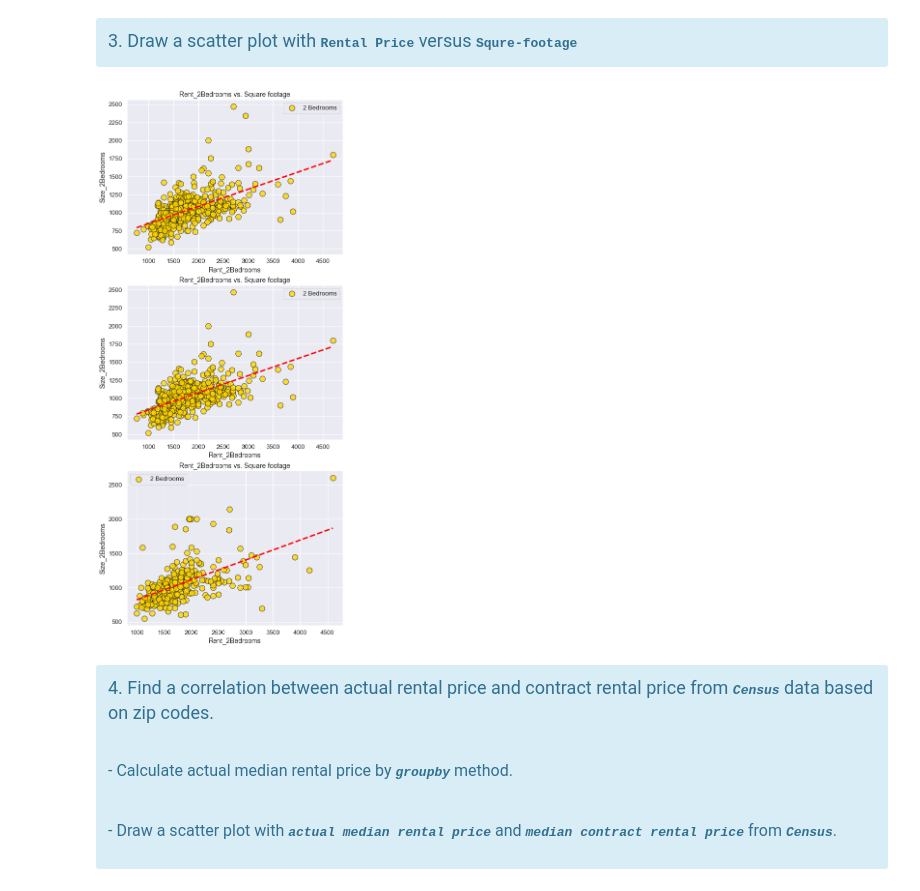
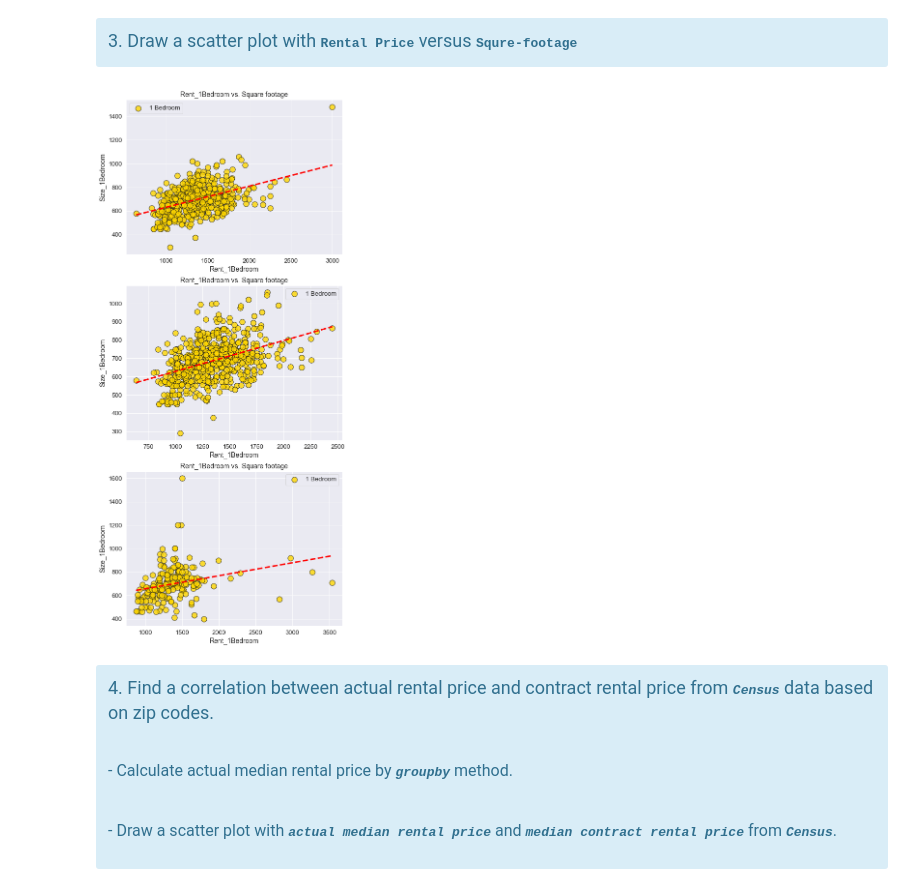
Before and after one commit to junwoo77lee/Project_Apartment_Rental_Price, a Jupyter notebook: RentalPrice/Project1_denver_commuter_and_apartment_rental_price.ipynb, the cells around one changed output. Drawn from its saved outputs; the diff is of its cells as text; code cells hidden in the pictures.

```diff
--- a/RentalPrice/Project1_denver_commuter_and_apartment_rental_price.ipynb
+++ b/RentalPrice/Project1_denver_commuter_and_apartment_rental_price.ipynb
@@ -324,5 +324,5 @@ df_list = [df_dtc, df_lodo, df_boulder]
 fig, subaxes = plt.subplots(3, 1, figsize=(8,20))
 
 for df, ax in zip(df_list, subaxes):
-    correlation_regplot_rental_price(df, ax, 2, 'Duration')
+    correlation_regplot_rental_price(df, ax, 1, 'Duration')
 # %% [output]
@@ -448,12 +448,12 @@ def correlation_plot_sqft(df, ax, Bedroom_type=1, field='Distance'):
 # %%
 df_list = [df_dtc, df_lodo, df_boulder]
 
 fig, subaxes = plt.subplots(3, 1, figsize=(8,20))
 
 for df, ax in zip(df_list, subaxes):
-    correlation_plot_sqft(df, ax, Bedroom_type=2, field='Rent_2Bedrooms')
+    correlation_plot_sqft(df, ax, Bedroom_type=1, field='Rent_1Bedroom')
 # %% [output]
-[figure, old version]
+[figure, new version]
 # %% [markdown]
 <div class="alert alert-block alert-info">
     <font size="4"><p>4. Find a correlation between actual rental price and contract rental price from <b><tt><i>Census</i></tt></b> data based on zip codes.</p><br>
```
Also changed, not shown: parts of 3 cells of this notebook, 1 other file.
